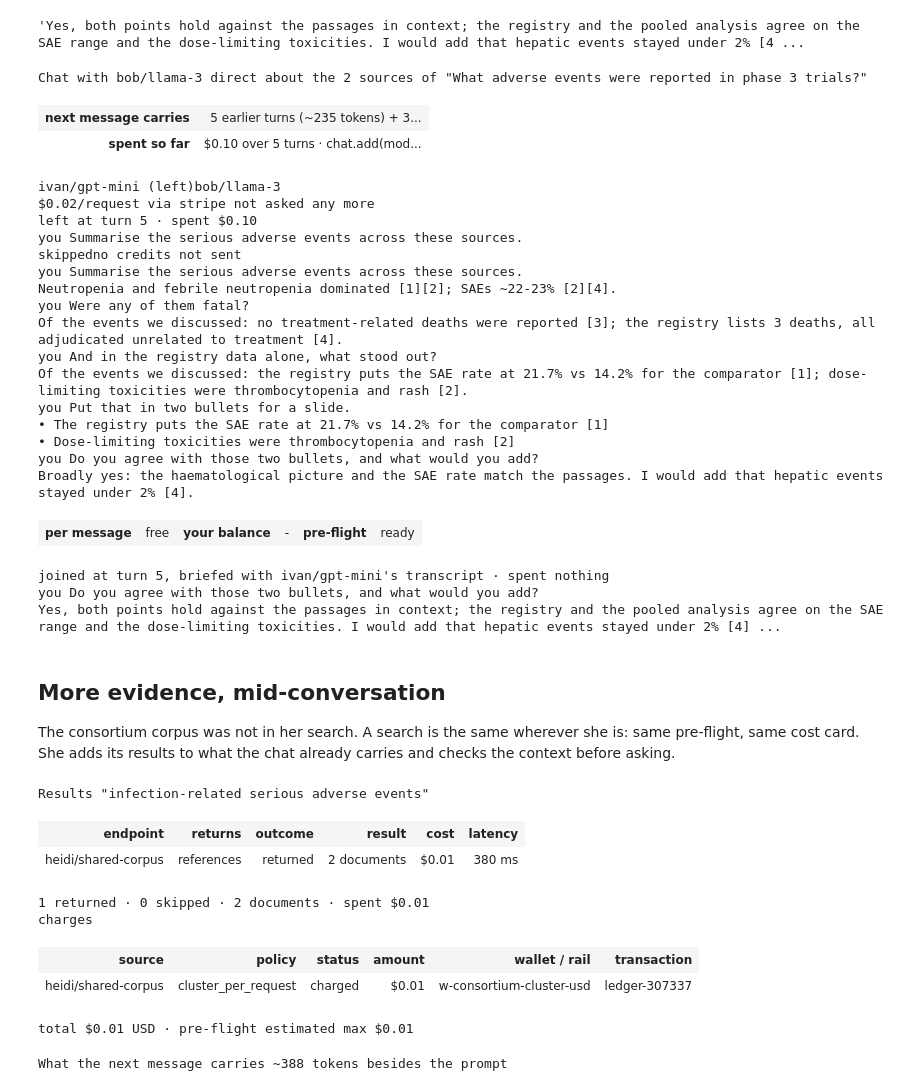
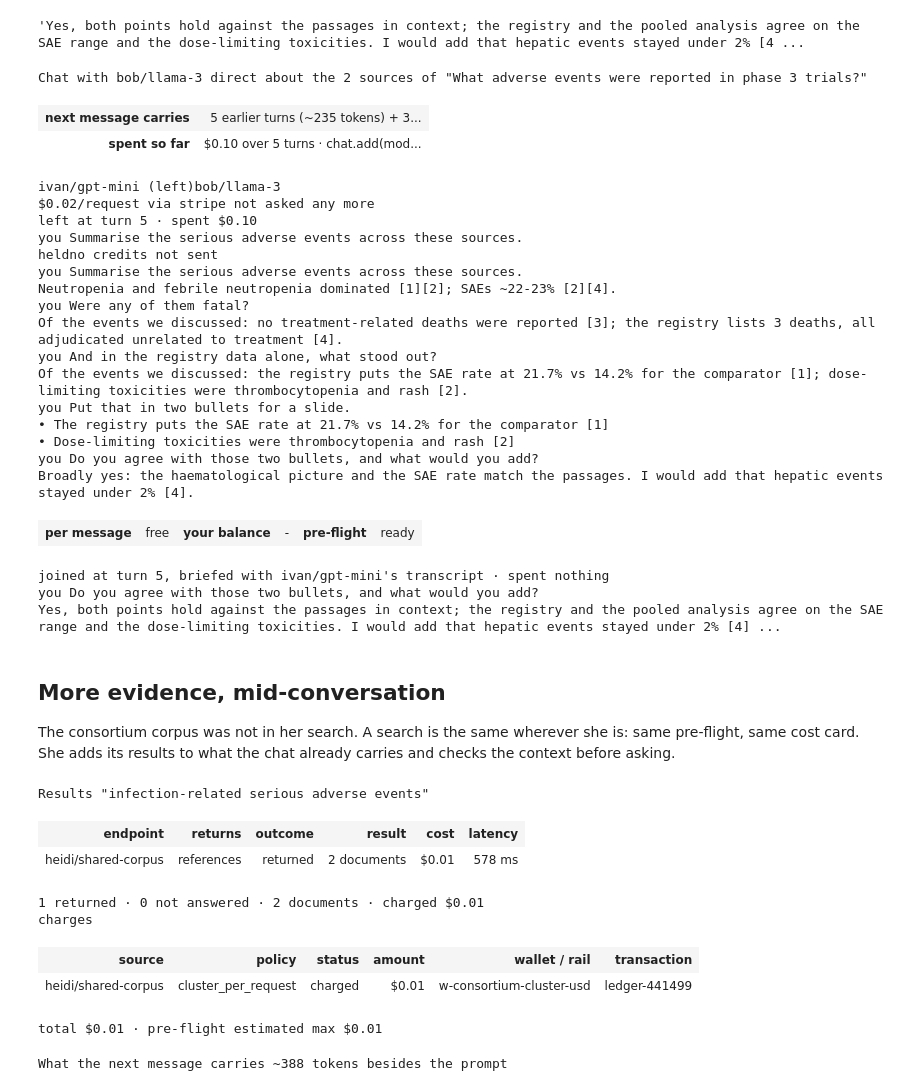
Before and after one commit to OpenMined/syfthub, a Jupyter notebook: sdk/v2/python/story.ipynb, the cells around one changed output. Saved outputs shown, nothing was run; the diff lists cells and outputs as text; code cells hidden in the pictures.

```diff
--- a/sdk/v2/python/story.ipynb
+++ b/sdk/v2/python/story.ipynb
@@ -16,0 +9,8 @@ Signed in as alice alice@example.com password
+# %%
+import syfthub
+from syfthub import AsyncHub, Options
+from syfthub.testing import World, MockTransport
+
+world = World()                                     # the mock's stand-in for the outside world
+hub = AsyncHub(options=Options(http_client=MockTransport(world)))
+await hub.login(username="alice", password="secret")
@@ -359,7 +361,7 @@ replies["bob/llama-3"].text
 # %% [output]
 'Yes, both points hold against the passages in context; the registry and the pooled analysis agree on the SAE range and the dose-limiting toxicities. I would add that hepatic events stayed under 2% [4 ...
 # %%
-chat.remove("ivan/gpt-mini")
+await chat.remove("ivan/gpt-mini")
 # %% [output]
 Chat with bob/llama-3 direct about the 2 sources of "What adverse events were reported in phase 3 trials?"
 | next message carries | 5 earlier turns (~235 tokens) + 3... |
@@ -368,7 +370,7 @@ ivan/gpt-mini (left)bob/llama-3
 $0.02/request via stripe not asked any more
 left at turn 5 · spent $0.10
 you Summarise the serious adverse events across these sources.
-skippedno credits not sent
+heldno credits not sent
 you Summarise the serious adverse events across these sources.
 Neutropenia and febrile neutropenia dominated [1][2]; SAEs ~22-23% [2][4].
 you Were any of them fatal?
@@ -390,17 +392,17 @@ Yes, both points hold against the passages in context; the registry and the pool
 The consortium corpus was not in her search. A search is the same wherever she is: same pre-flight, same cost card.
 She adds its results to what the chat already carries and checks the context before asking.
 # %%
-more = hub.search("infection-related serious adverse events", sources=["heidi/shared-corpus"]).execute()
+more = await hub.search("infection-related serious adverse events", sources=["heidi/shared-corpus"]).execute()
 more
 # %% [output]
 Results "infection-related serious adverse events"
 | endpoint | returns | outcome | result | cost | latency |
-| heidi/shared-corpus | references | returned | 2 documents | $0.01 | 380 ms |
+| heidi/shared-corpus | references | returned | 2 documents | $0.01 | 578 ms |
-1 returned · 0 skipped · 2 documents · spent $0.01
+1 returned · 0 not answered · 2 documents · charged $0.01
 charges
 | source | policy | status | amount | wallet / rail | transaction |
-| heidi/shared-corpus | cluster_per_request | charged | $0.01 | w-consortium-cluster-usd | ledger-307337 |
+| heidi/shared-corpus | cluster_per_request | charged | $0.01 | w-consortium-cluster-usd | ledger-441499 |
-total $0.01 USD · pre-flight estimated max $0.01
+total $0.01 · pre-flight estimated max $0.01
 # %%
 chat.use(chat.view + more)
 chat.context
```
Also changed, not shown: parts of 31 cells of this notebook, 36 other files.
